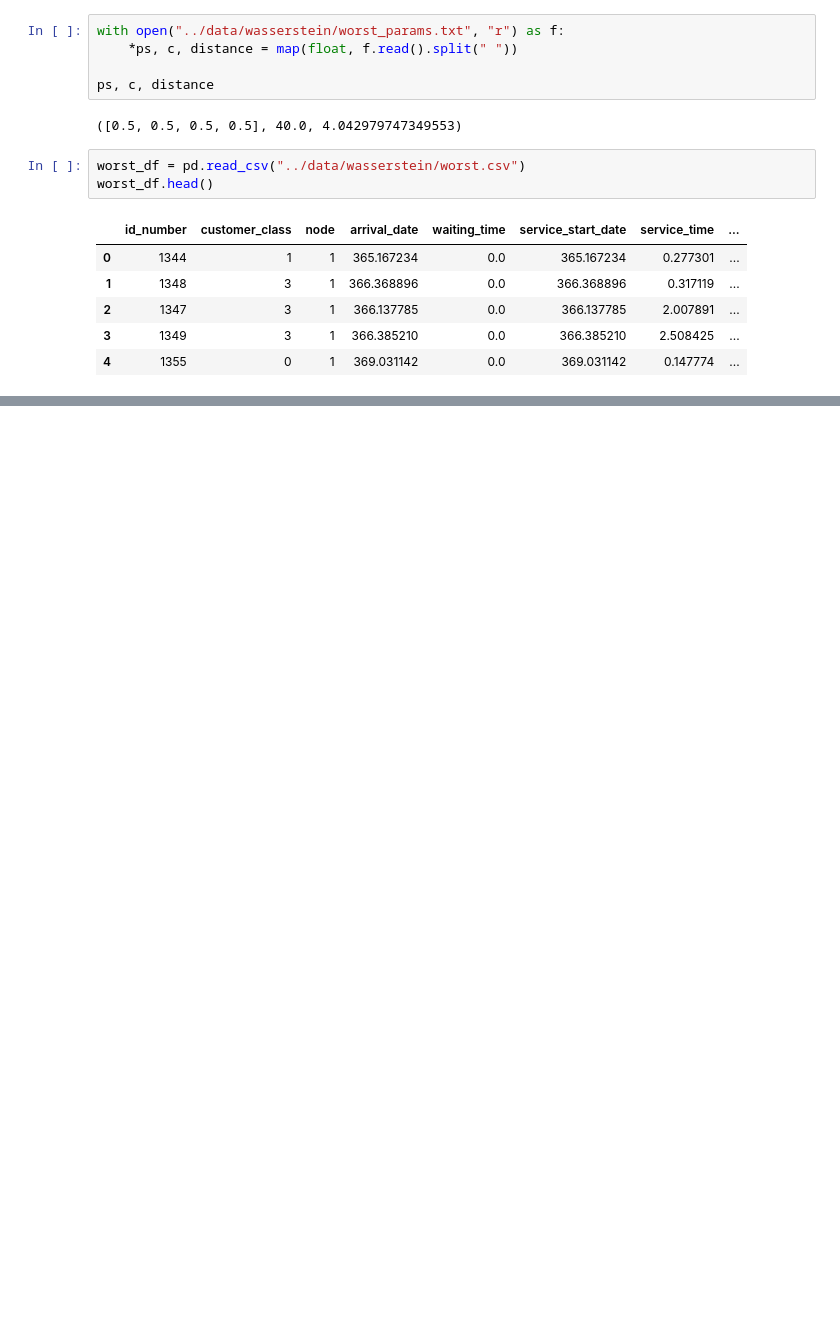
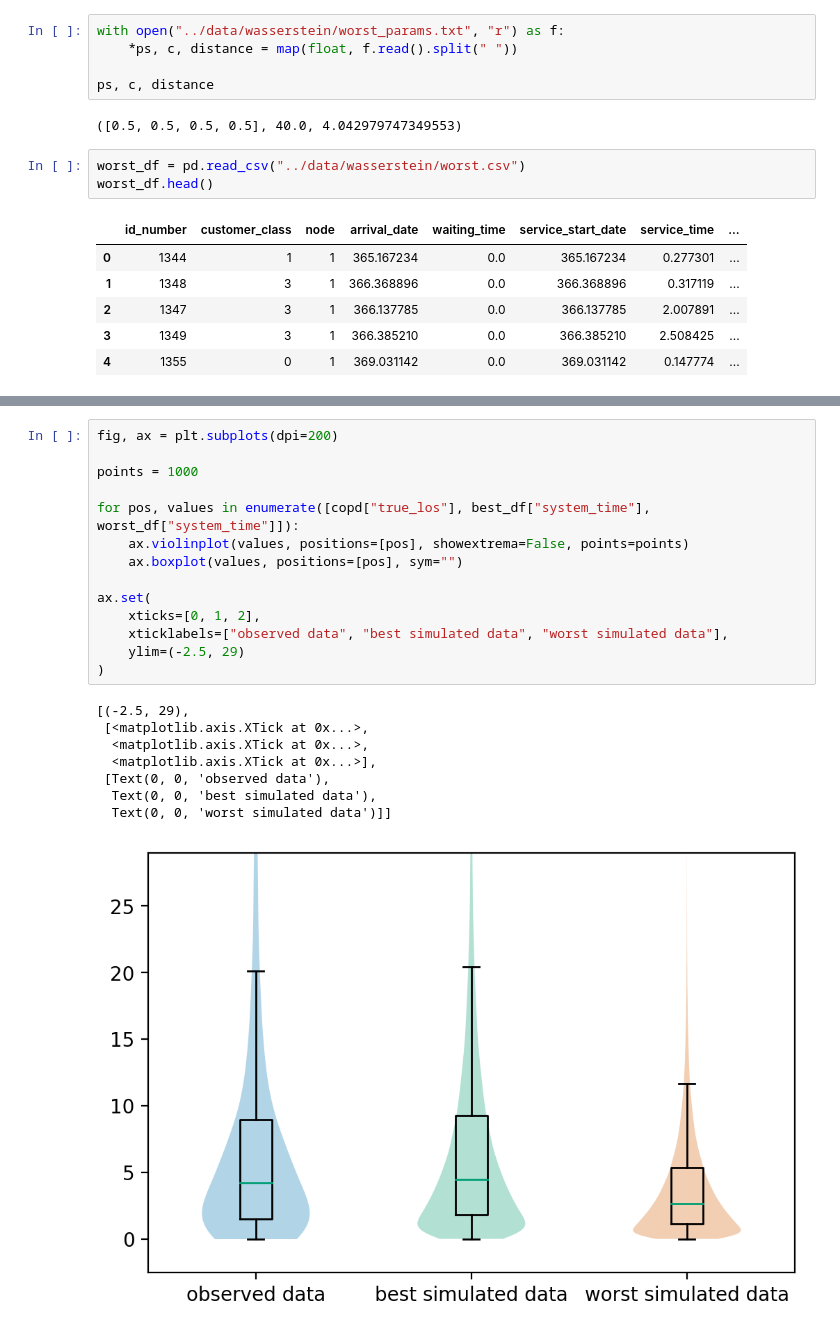
Before and after one commit to daffidwilde/copd-paper, a Jupyter notebook: nbs/queuing.ipynb, the cells around one changed output, grey strips where cells are left out. Saved outputs shown, nothing was run; the diff lists cells and outputs as text; blank space fills up the shorter version.

```diff
--- a/nbs/queuing.ipynb
+++ b/nbs/queuing.ipynb
@@ -242,0 +267,23 @@ plt.savefig("../img/worst_params.pdf", transparent=True)
+# %%
+fig, ax = plt.subplots(dpi=200)
+
+points = 1000
+
+for pos, values in enumerate([copd["true_los"], best_df["system_time"], worst_df["system_time"]]):
+    ax.violinplot(values, positions=[pos], showextrema=False, points=points)
+    ax.boxplot(values, positions=[pos], sym="")
+
+ax.set(
+    xticks=[0, 1, 2],
+    xticklabels=["observed data", "best simulated data", "worst simulated data"],
+    ylim=(-2.5, 29)
+)
+# %% [output]
+[(-2.5, 29),
+ [<matplotlib.axis.XTick at 0x...>,
+  <matplotlib.axis.XTick at 0x...>,
+  <matplotlib.axis.XTick at 0x...>],
+ [Text(0, 0, 'observed data'),
+  Text(0, 0, 'best simulated data'),
+  Text(0, 0, 'worst simulated data')]]
+[figure, added]
```
Also changed, not shown: parts of 3 cells of this notebook, 3 other files.
